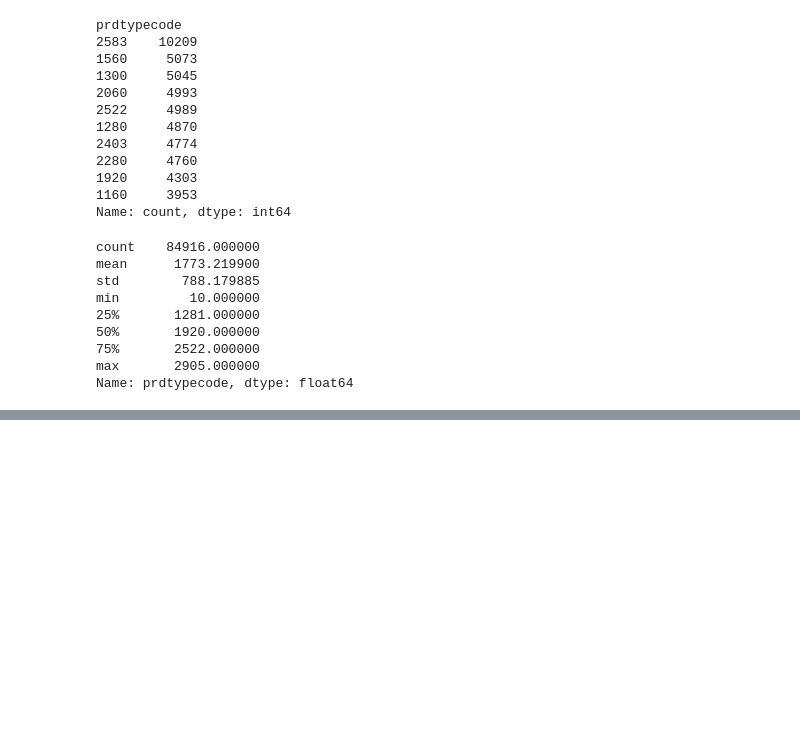
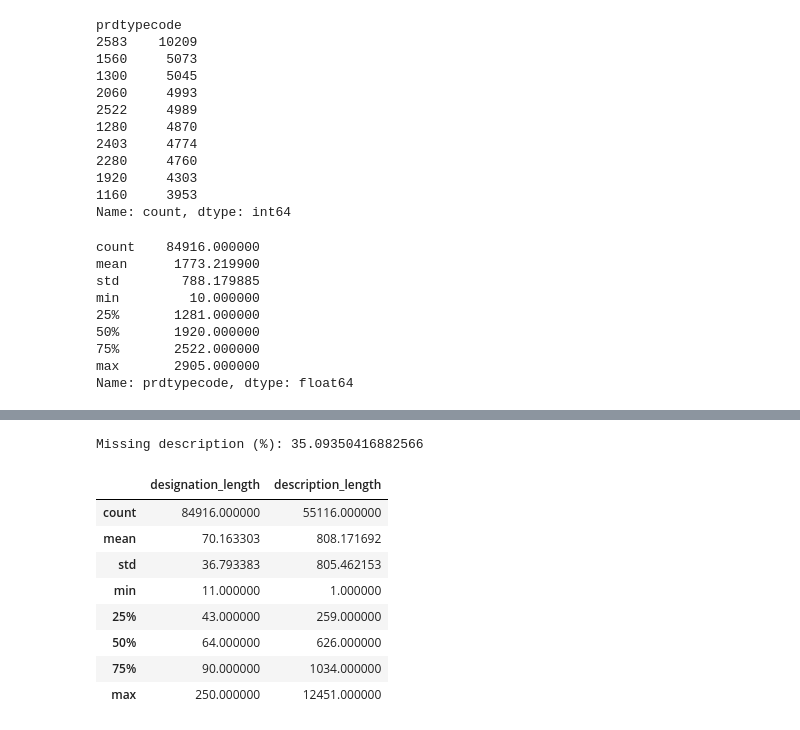
Before and after one commit to Stonesthrowing/Rakuten_Data_Science, a Jupyter notebook: rakuten.ipynb, the cells around one changed output, grey strips where cells are left out. Cells and saved outputs as stored; diff of their text form; code cells hidden in the pictures; blank space fills up the shorter version.

```diff
--- a/rakuten.ipynb
+++ b/rakuten.ipynb
@@ -137,0 +169,20 @@ ModuleNotFoundError: No module named 'matplotlib'
+# %%
+missing_desc = df["description"].isnull().mean()*100
+print("Missing description (%):", missing_desc)
+# %% [output]
+Missing description (%): 35.09350416882566
+# %%
+df["designation_length"] = df["designation"].str.len()
+df["description_length"] = df["description"].str.len()
+
+df[["designation_length","description_length"]].describe()
+# %% [output]
+|  | designation_length | description_length |
+| count | 84916.000000 | 55116.000000 |
+| mean | 70.163303 | 808.171692 |
+| std | 36.793383 | 805.462153 |
+| min | 11.000000 | 1.000000 |
+| 25% | 43.000000 | 259.000000 |
+| 50% | 64.000000 | 626.000000 |
+| 75% | 90.000000 | 1034.000000 |
+| max | 250.000000 | 12451.000000 |
```
Also changed, not shown: parts of 8 cells of this notebook.
